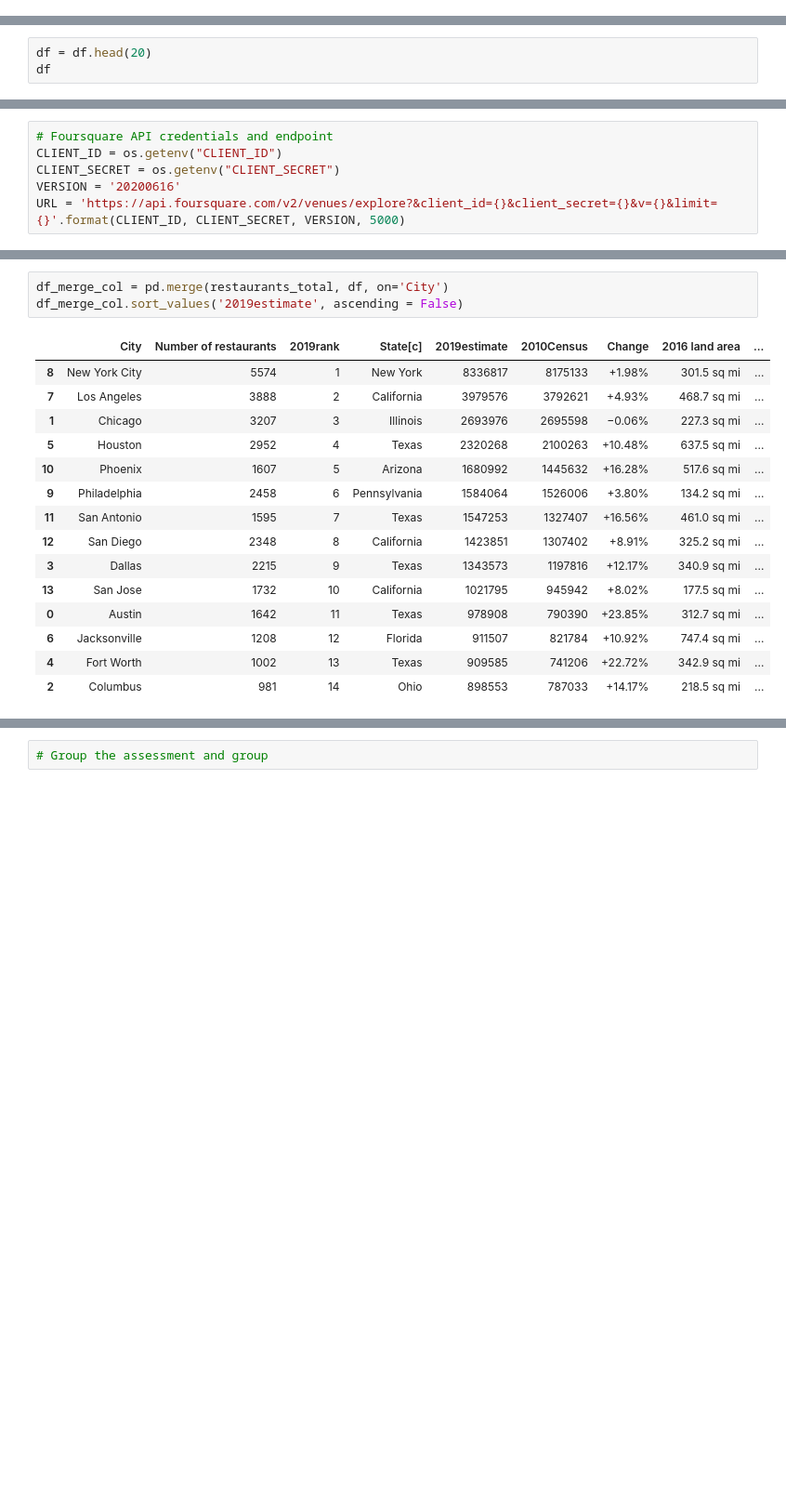
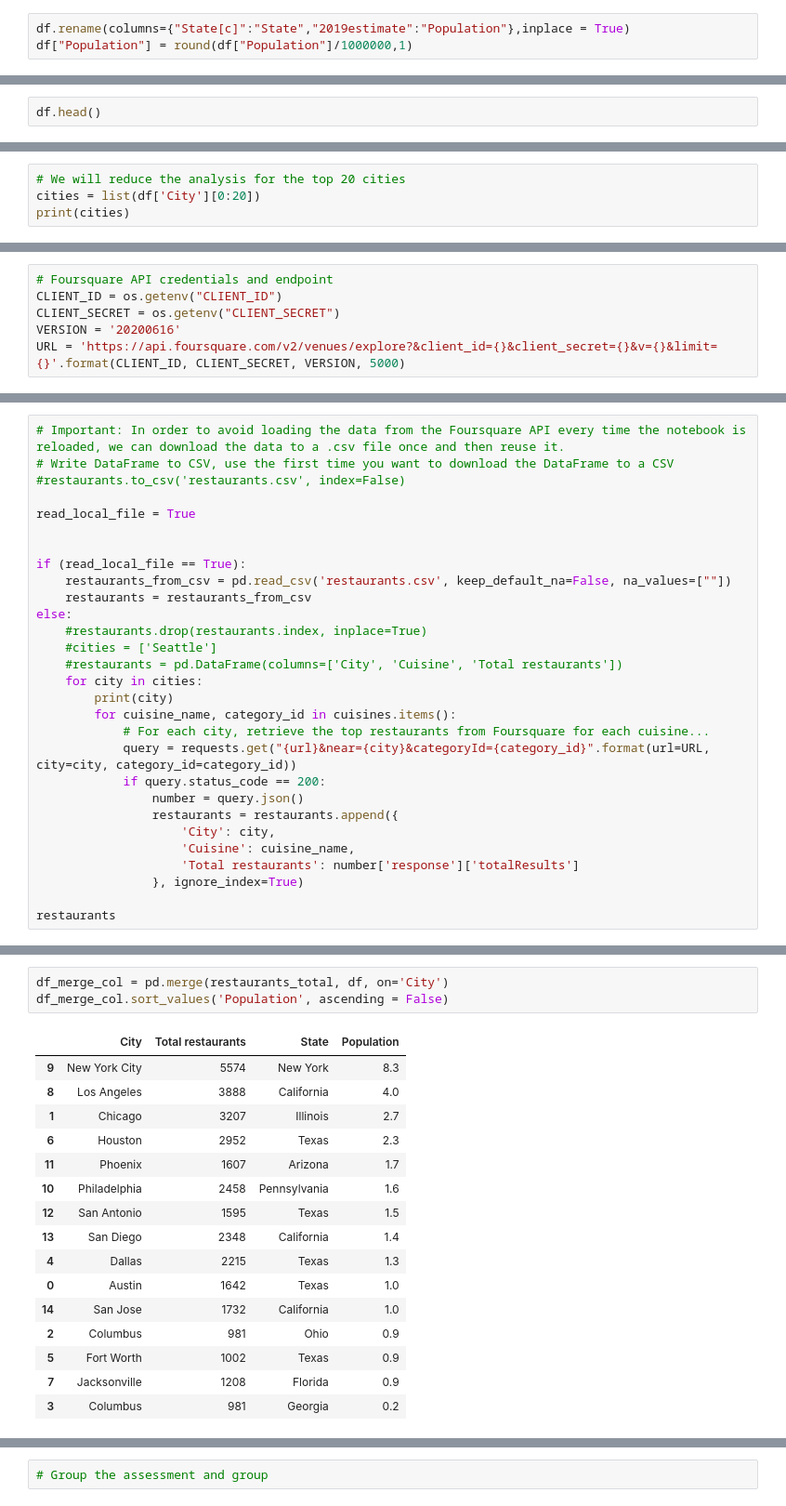
Before and after one commit to idejuan/data_science, a Jupyter notebook: Final_Project_DSPC_w01.ipynb, the cells around one changed output, grey strips where cells are left out. Shown at 93% size. Drawn from its saved outputs; the diff is of its cells as text; blank space fills up the shorter version.

```diff
--- a/Final_Project_DSPC_w01.ipynb
+++ b/Final_Project_DSPC_w01.ipynb
@@ -117,0 +121,3 @@ df.head()
+# %%
+df.rename(columns={"State[c]":"State","2019estimate":"Population"},inplace = True)
+df["Population"] = round(df["Population"]/1000000,1)
@@ -118,4 +134,3 @@ df.head()
 # %%
-df = df.head(20)
-df
+df.head()
 # %% [output]
@@ -143,0 +143,4 @@ print(cities)
+# %%
+# We will reduce the analysis for the top 20 cities
+cities = list(df['City'][0:20])
+print(cities)
@@ -267,0 +227,29 @@ restaurants = restaurants_from_csv
+# %%
+# Important: In order to avoid loading the data from the Foursquare API every time the notebook is reloaded, we can download the data to a .csv file once and then reuse it.
+# Write DataFrame to CSV, use the first time you want to download the DataFrame to a CSV
+#restaurants.to_csv('restaurants.csv', index=False)
+
+read_local_file = True
+
+
+if (read_local_file == True):
+    restaurants_from_csv = pd.read_csv('restaurants.csv', keep_default_na=False, na_values=[""])
+    restaurants = restaurants_from_csv
+else:
+    #restaurants.drop(restaurants.index, inplace=True)
+    #cities = ['Seattle']
+    #restaurants = pd.DataFrame(columns=['City', 'Cuisine', 'Total restaurants'])
+    for city in cities:
+        print(city)
+        for cuisine_name, category_id in cuisines.items():
+            # For each city, retrieve the top restaurants from Foursquare for each cuisine...
+            query = requests.get("{url}&near={city}&categoryId={category_id}".format(url=URL, city=city, category_id=category_id))
+            if query.status_code == 200:
+                number = query.json()
+                restaurants = restaurants.append({
+                    'City': city,
+                    'Cuisine': cuisine_name,
+                    'Total restaurants': number['response']['totalResults']
+                }, ignore_index=True)
+
+restaurants
@@ -308,19 +311,20 @@ restaurants_total.head()
 # %%
 df_merge_col = pd.merge(restaurants_total, df, on='City')
-df_merge_col.sort_values('2019estimate', ascending = False)
+df_merge_col.sort_values('Population', ascending = False)
 # %% [output]
-|  | City | Number of restaurants | 2019rank | State[c] | 2019estimate | 2010Census | Change | 2016 land area | ... |
-| 8 | New York City | 5574 | 1 | New York | 8336817 | 8175133 | +1.98% | 301.5 sq mi | ... |
-| 7 | Los Angeles | 3888 | 2 | California | 3979576 | 3792621 | +4.93% | 468.7 sq mi | ... |
-| 1 | Chicago | 3207 | 3 | Illinois | 2693976 | 2695598 | −0.06% | 227.3 sq mi | ... |
-| 5 | Houston | 2952 | 4 | Texas | 2320268 | 2100263 | +10.48% | 637.5 sq mi | ... |
-| 10 | Phoenix | 1607 | 5 | Arizona | 1680992 | 1445632 | +16.28% | 517.6 sq mi | ... |
-| 9 | Philadelphia | 2458 | 6 | Pennsylvania | 1584064 | 1526006 | +3.80% | 134.2 sq mi | ... |
-| 11 | San Antonio | 1595 | 7 | Texas | 1547253 | 1327407 | +16.56% | 461.0 sq mi | ... |
-| 12 | San Diego | 2348 | 8 | California | 1423851 | 1307402 | +8.91% | 325.2 sq mi | ... |
-| 3 | Dallas | 2215 | 9 | Texas | 1343573 | 1197816 | +12.17% | 340.9 sq mi | ... |
-| 13 | San Jose | 1732 | 10 | California | 1021795 | 945942 | +8.02% | 177.5 sq mi | ... |
-| 0 | Austin | 1642 | 11 | Texas | 978908 | 790390 | +23.85% | 312.7 sq mi | ... |
-| 6 | Jacksonville | 1208 | 12 | Florida | 911507 | 821784 | +10.92% | 747.4 sq mi | ... |
-| 4 | Fort Worth | 1002 | 13 | Texas | 909585 | 741206 | +22.72% | 342.9 sq mi | ... |
-| 2 | Columbus | 981 | 14 | Ohio | 898553 | 787033 | +14.17% | 218.5 sq mi | ... |
+|  | City | Total restaurants | State | Population |
+| 9 | New York City | 5574 | New York | 8.3 |
+| 8 | Los Angeles | 3888 | California | 4.0 |
+| 1 | Chicago | 3207 | Illinois | 2.7 |
+| 6 | Houston | 2952 | Texas | 2.3 |
+| 11 | Phoenix | 1607 | Arizona | 1.7 |
+| 10 | Philadelphia | 2458 | Pennsylvania | 1.6 |
+| 12 | San Antonio | 1595 | Texas | 1.5 |
+| 13 | San Diego | 2348 | California | 1.4 |
+| 4 | Dallas | 2215 | Texas | 1.3 |
+| 0 | Austin | 1642 | Texas | 1.0 |
+| 14 | San Jose | 1732 | California | 1.0 |
+| 2 | Columbus | 981 | Ohio | 0.9 |
+| 5 | Fort Worth | 1002 | Texas | 0.9 |
+| 7 | Jacksonville | 1208 | Florida | 0.9 |
+| 3 | Columbus | 981 | Georgia | 0.2 |
```
Also changed, not shown: parts of 46 cells of this notebook.
